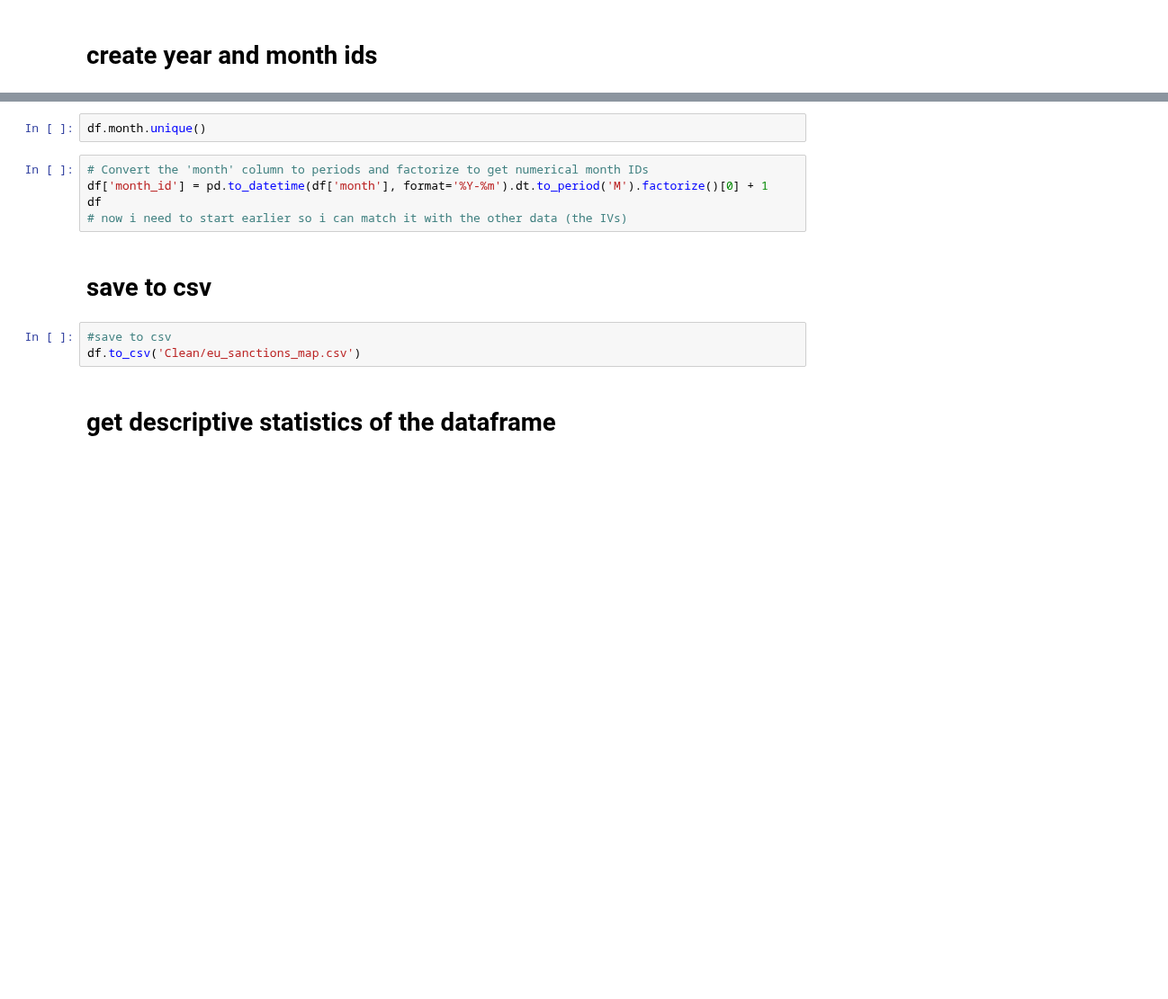
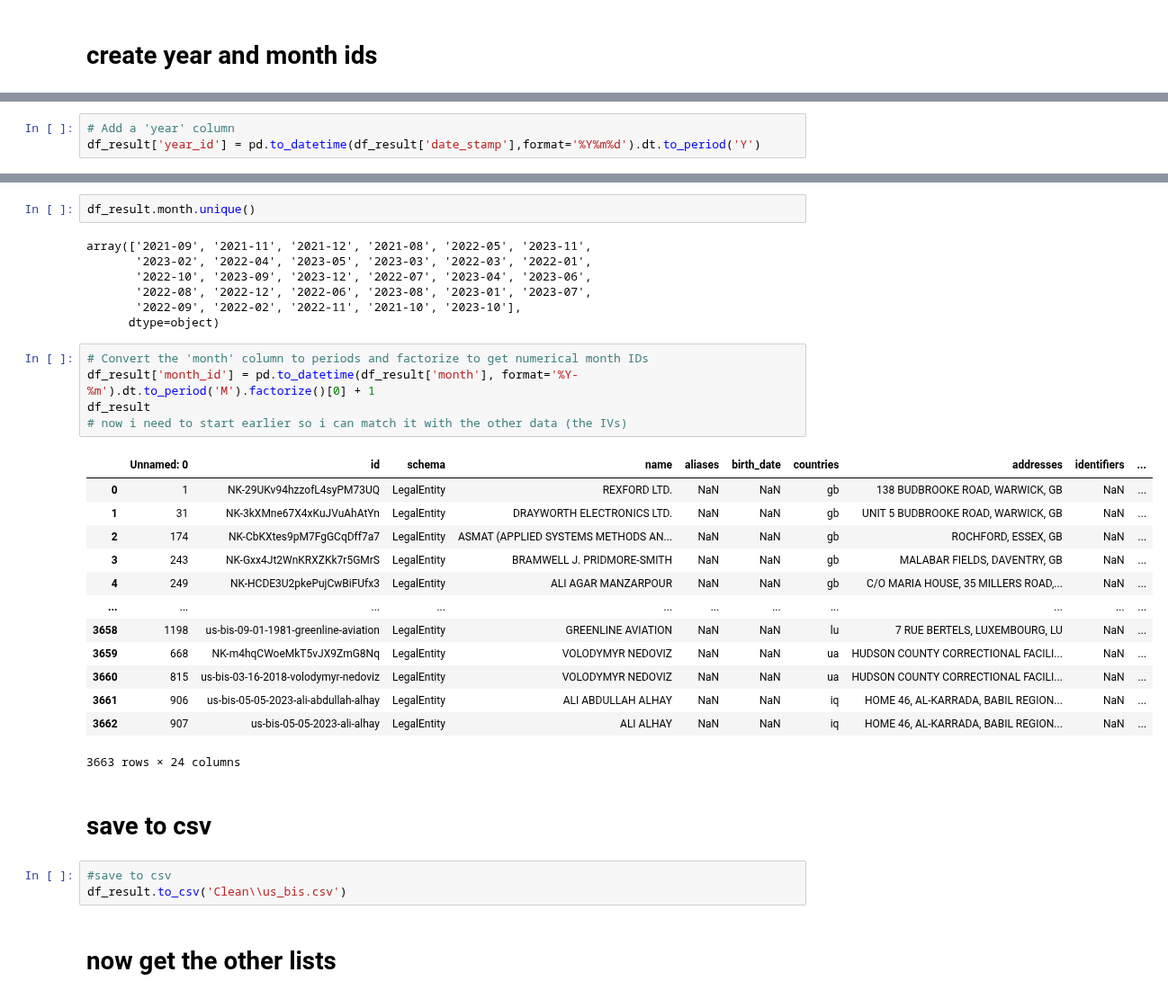
Before and after one commit to NatStrom/INSA, a Jupyter notebook: Opensanctions/Clean/data_clean_up.ipynb, the cells around one changed output, grey strips where cells are left out. Shown at 90% size. Cells and saved outputs as stored; diff of their text form; blank space fills up the shorter version.

```diff
--- a/Opensanctions/Clean/data_clean_up.ipynb
+++ b/Opensanctions/Clean/data_clean_up.ipynb
@@ -209,0 +187,3 @@ df['year_id'] = df['listing_date']dt.year
+# %%
+# Add a 'year' column
+df_result['year_id'] = pd.to_datetime(df_result['date_stamp'],format='%Y%m%d').dt.to_period('Y')
@@ -210,14 +206,35 @@ df['year_id'] = df['listing_date']dt.year
 # %%
-df.month.unique()
+df_result.month.unique()
+# %% [output]
+array(['2021-09', '2021-11', '2021-12', '2021-08', '2022-05', '2023-11',
+       '2023-02', '2022-04', '2023-05', '2023-03', '2022-03', '2022-01',
+       '2022-10', '2023-09', '2023-12', '2022-07', '2023-04', '2023-06',
+       '2022-08', '2022-12', '2022-06', '2023-08', '2023-01', '2023-07',
+       '2022-09', '2022-02', '2022-11', '2021-10', '2023-10'],
+      dtype=object)
 # %%
 # Convert the 'month' column to periods and factorize to get numerical month IDs
-df['month_id'] = pd.to_datetime(df['month'], format='%Y-%m').dt.to_period('M').factorize()[0] + 1
-df
+df_result['month_id'] = pd.to_datetime(df_result['month'], format='%Y-%m').dt.to_period('M').factorize()[0] + 1
+df_result
 # now i need to start earlier so i can match it with the other data (the IVs)
+# %% [output]
+|  | Unnamed: 0 | id | schema | name | aliases | birth_date | countries | addresses | identifiers | ... |
+| 0 | 1 | NK-29UKv94hzzofL4syPM73UQ | LegalEntity | REXFORD LTD. | NaN | NaN | gb | 138 BUDBROOKE ROAD, WARWICK, GB | NaN | ... |
+| 1 | 31 | NK-3kXMne67X4xKuJVuAhAtYn | LegalEntity | DRAYWORTH ELECTRONICS LTD. | NaN | NaN | gb | UNIT 5 BUDBROOKE ROAD, WARWICK, GB | NaN | ... |
+| 2 | 174 | NK-CbKXtes9pM7FgGCqDff7a7 | LegalEntity | ASMAT (APPLIED SYSTEMS METHODS AN... | NaN | NaN | gb | ROCHFORD, ESSEX, GB | NaN | ... |
+| 3 | 243 | NK-Gxx4Jt2WnKRXZKk7r5GMrS | LegalEntity | BRAMWELL J. PRIDMORE-SMITH | NaN | NaN | gb | MALABAR FIELDS, DAVENTRY, GB | NaN | ... |
+| 4 | 249 | NK-HCDE3U2pkePujCwBiFUfx3 | LegalEntity | ALI AGAR MANZARPOUR | NaN | NaN | gb | C/O MARIA HOUSE, 35 MILLERS ROAD,... | NaN | ... |
+| ... | ... | ... | ... | ... | ... | ... | ... | ... | ... | ... |
+| 3658 | 1198 | us-bis-09-01-1981-greenline-aviation | LegalEntity | GREENLINE AVIATION | NaN | NaN | lu | 7 RUE BERTELS, LUXEMBOURG, LU | NaN | ... |
+| 3659 | 668 | NK-m4hqCWoeMkT5vJX9ZmG8Nq | LegalEntity | VOLODYMYR NEDOVIZ | NaN | NaN | ua | HUDSON COUNTY CORRECTIONAL FACILI... | NaN | ... |
+| 3660 | 815 | us-bis-03-16-2018-volodymyr-nedoviz | LegalEntity | VOLODYMYR NEDOVIZ | NaN | NaN | ua | HUDSON COUNTY CORRECTIONAL FACILI... | NaN | ... |
+| 3661 | 906 | us-bis-05-05-2023-ali-abdullah-alhay | LegalEntity | ALI ABDULLAH ALHAY | NaN | NaN | iq | HOME 46, AL-KARRADA, BABIL REGION... | NaN | ... |
+| 3662 | 907 | us-bis-05-05-2023-ali-alhay | LegalEntity | ALI ALHAY | NaN | NaN | iq | HOME 46, AL-KARRADA, BABIL REGION... | NaN | ... |
+3663 rows × 24 columns
 # %% [markdown]
 # save to csv
 # %%
 #save to csv
-df.to_csv('Clean/eu_sanctions_map.csv')
+df_result.to_csv('Clean\\us_bis.csv')
-# %% [markdown]
-# get descriptive statistics of the dataframe
+# %% [markdown]
+# now get the other lists
```
Also changed, not shown: parts of 18 cells of this notebook, 6 other files.
